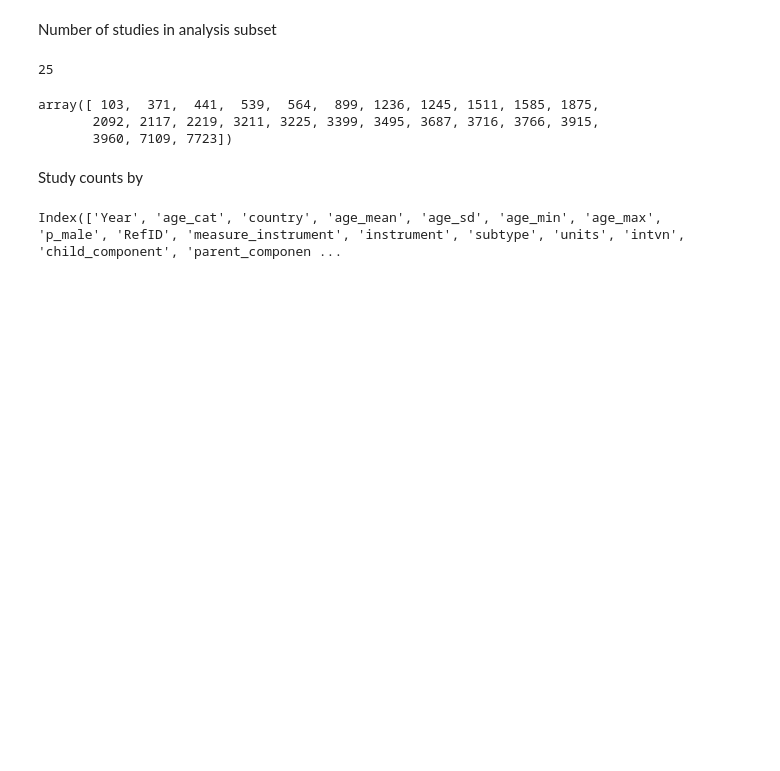
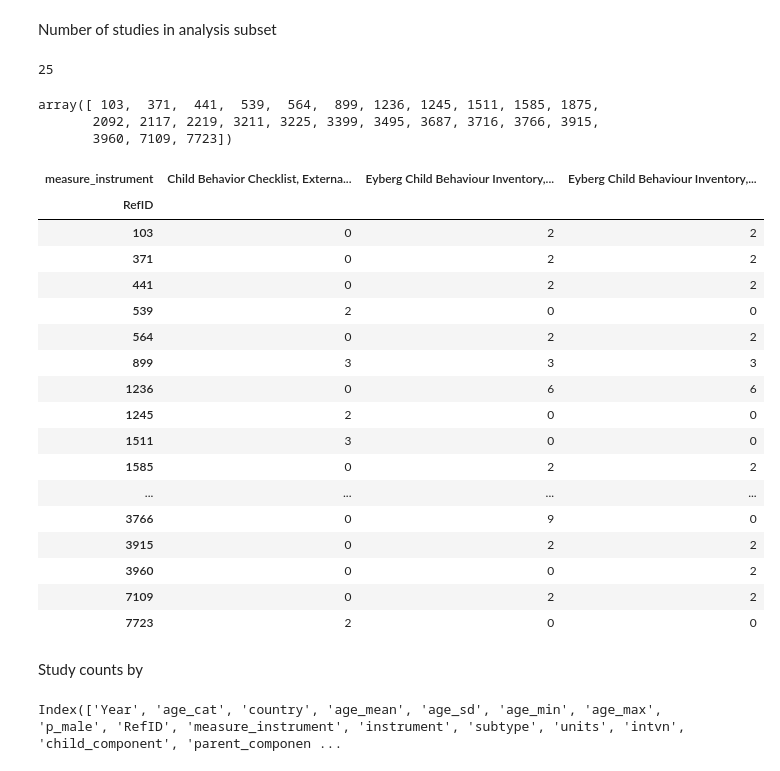
Before and after one commit to fonnesbeck/disruptive_behavior_disorder_MA, a Jupyter notebook: Disruptive Behavior Disorder Meta-analysis.ipynb, the cells around one changed output. Saved outputs shown, nothing was run; the diff lists cells and outputs as text; code cells hidden in the pictures; blank space fills up the shorter version.

Commit message:
Tabulated refids vs instruments

```diff
--- a/Disruptive Behavior Disorder Meta-analysis.ipynb
+++ b/Disruptive Behavior Disorder Meta-analysis.ipynb
@@ -472,6 +472,27 @@ analysis_subset.RefID.unique()
 array([ 103,  371,  441,  539,  564,  899, 1236, 1245, 1511, 1585, 1875,
        2092, 2117, 2219, 3211, 3225, 3399, 3495, 3687, 3716, 3766, 3915,
        3960, 7109, 7723])
+# %%
+analysis_subset.groupby(['RefID', 'measure_instrument'])['measure_instrument'].count().unstack().fillna(0)
+# %% [output]
+| measure_instrument | Child Behavior Checklist, Externa... | Eyberg Child Behaviour Inventory,... | Eyberg Child Behaviour Inventory,... |
+| RefID |  |  |  |
+| 103 | 0 | 2 | 2 |
+| 371 | 0 | 2 | 2 |
+| 441 | 0 | 2 | 2 |
+| 539 | 2 | 0 | 0 |
+| 564 | 0 | 2 | 2 |
+| 899 | 3 | 3 | 3 |
+| 1236 | 0 | 6 | 6 |
+| 1245 | 2 | 0 | 0 |
+| 1511 | 3 | 0 | 0 |
+| 1585 | 0 | 2 | 2 |
+| ... | ... | ... | ... |
+| 3766 | 0 | 9 | 0 |
+| 3915 | 0 | 2 | 2 |
+| 3960 | 0 | 0 | 2 |
+| 7109 | 0 | 2 | 2 |
+| 7723 | 2 | 0 | 0 |
 # %% [markdown]
 Study counts by
 # %%
```
Also changed, not shown: parts of 4 cells of this notebook.
